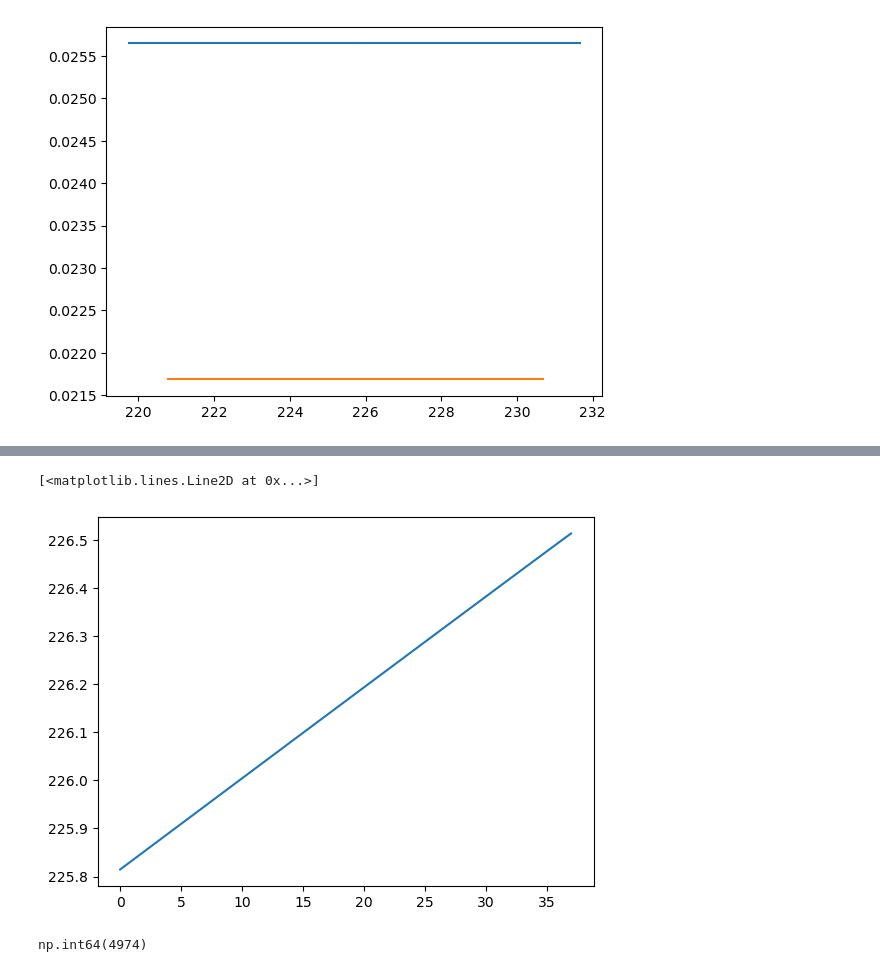
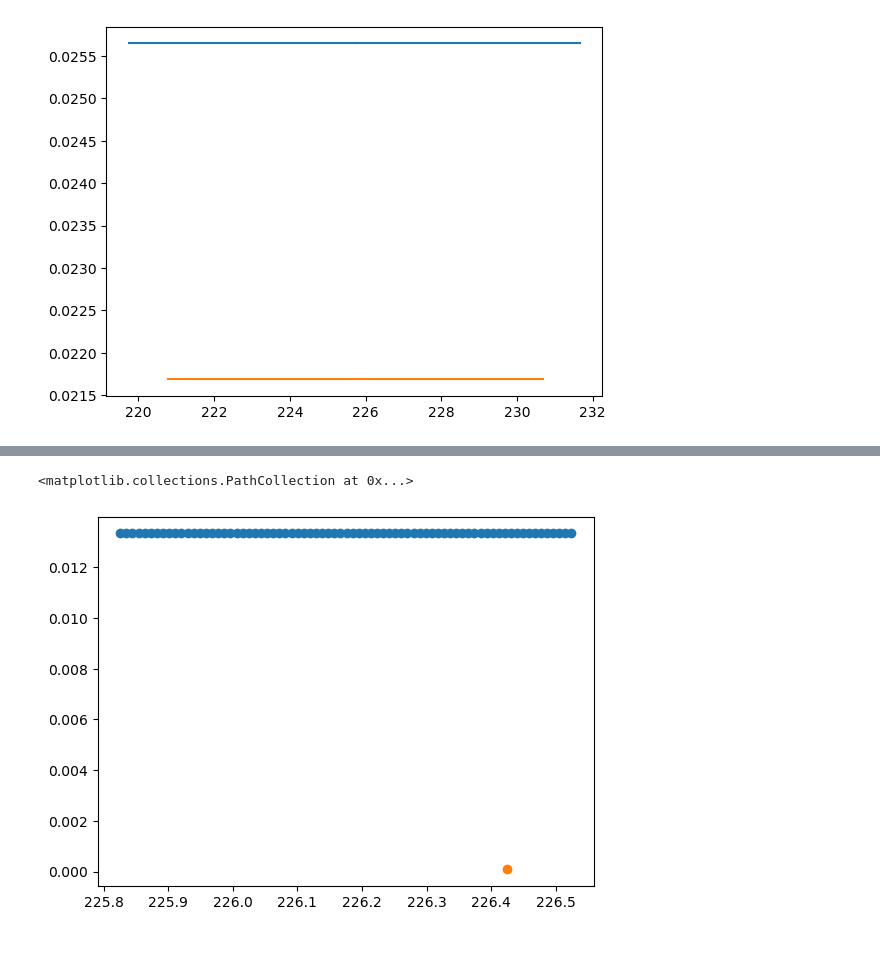
Before and after one commit to shauryagarg145/dark-matter-waves, a Jupyter notebook: annual.ipynb, the cells around one changed output, grey strips where cells are left out. Cells and saved outputs as stored; diff of their text form; code cells hidden in the pictures.

```diff
--- a/annual.ipynb
+++ b/annual.ipynb
@@ -267,10 +267,10 @@ plt.plot(vloc2, dens2)
 [figure]
 # %%
 
-
+# 365.256363 / 2 - 0.5
 t0 = Time("2013-06-22 00:00:00") + 0 * u.day
-time = t0 + (365.256363 / 2 - 0.5) * u.day
-site = EarthLocation(lat=51.4779 * u.deg, lon=-0.0015 * u.deg, height=45 * u.m)
+time = t0 + (183) * u.day
+site = EarthLocation(lat=51.4779 * u.deg, lon=-0 * u.deg, height=45 * u.m)
 start  = sun_to_lab_position(t0, site, frame="ecliptic")
 
 
@@ -279,7 +279,7 @@ vel_str = (spd * start[0] / start[1]).value
 bins = np.linspace(224, 228, 500)
 vals = np.zeros(len(bins) - 1)
 
-for day in np.linspace(0, 1, 100):
+for day in np.linspace(0, 1, 400):
     res = sun_to_lab_position(time + day * u.day, site, frame="ecliptic")
     vlab = res[2].value.T
     speed = res[3].value
@@ -332,10 +386,6 @@ plt.plot(bins[1:], vals)
 # %%
-plt.plot(vloc1)
-plt.plot(vloc2)
+plt.scatter(vloc1, dens1)
+plt.scatter(vloc2, dens2)
 # %% [output]
-[<matplotlib.lines.Line2D at 0x...>]
+<matplotlib.collections.PathCollection at 0x...>
-[figure, old version]
+[figure, new version]
-# %%
-np.isnan(vloc1).sum()
-# %% [output]
-np.int64(4974)
```
Also changed, not shown: parts of 4 cells of this notebook.
